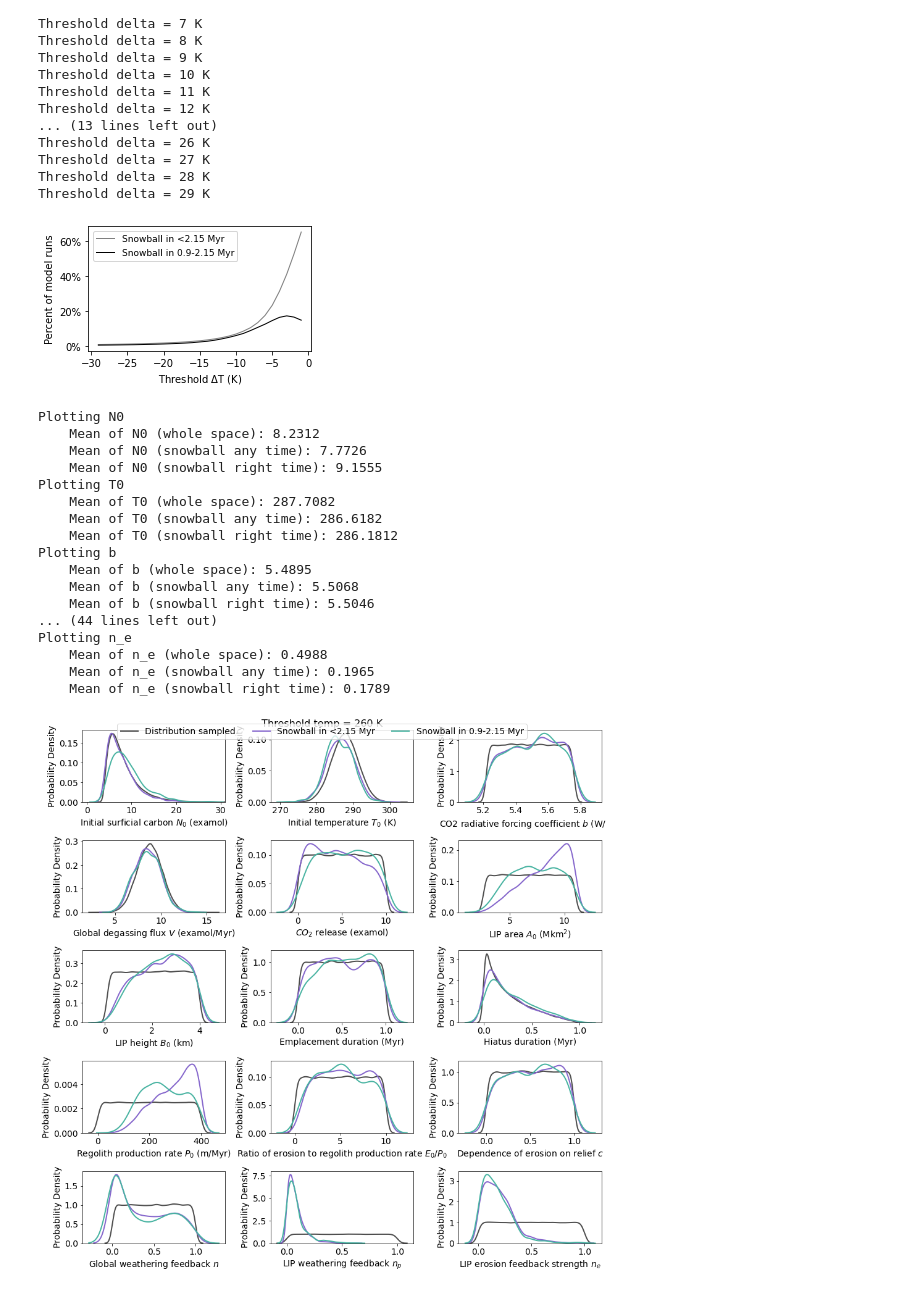
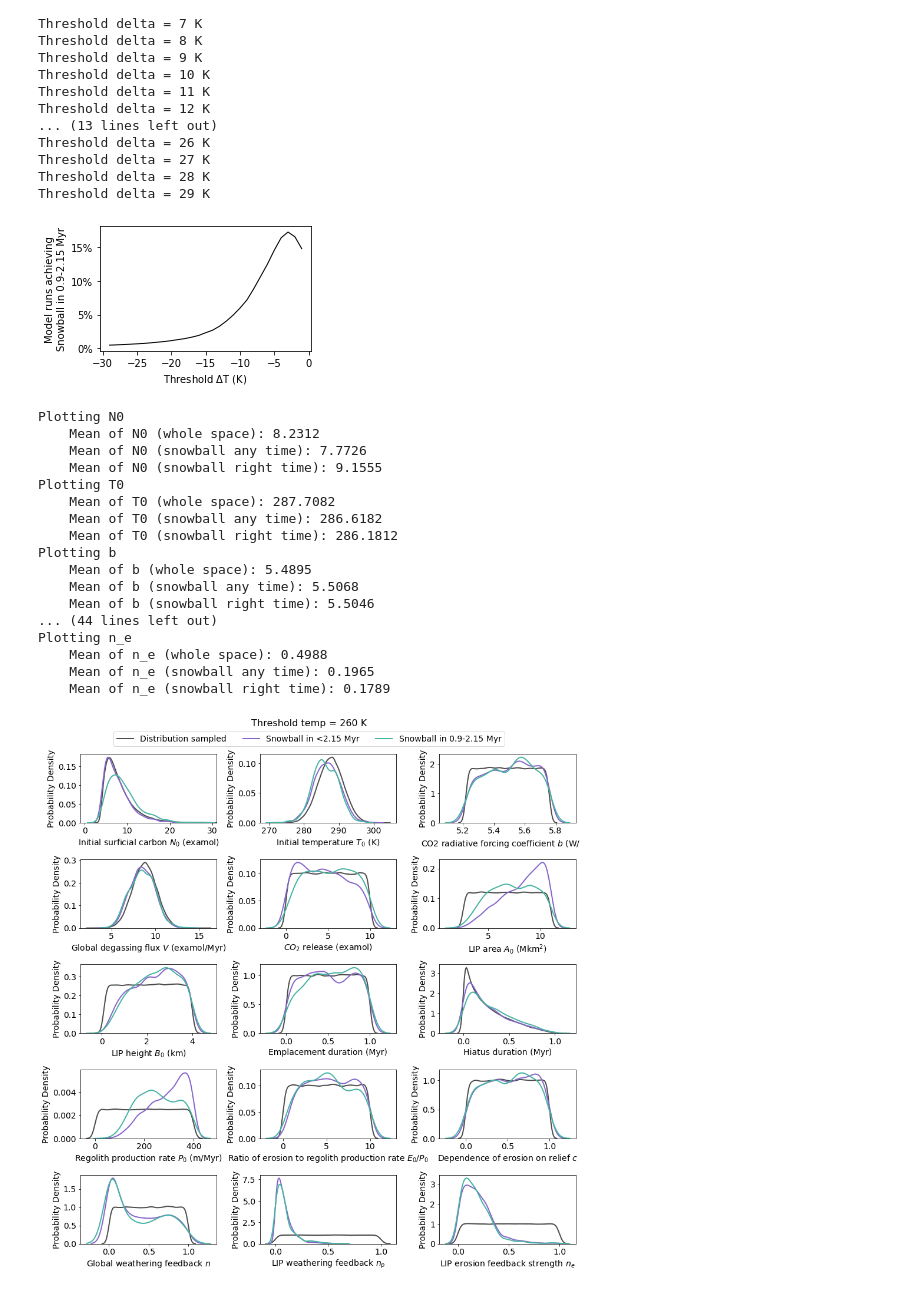
Before and after one commit to cminsky/snowball-LIP, a Jupyter notebook: 3.5_threshold_temp.ipynb, the cells around one changed output. Drawn from its saved outputs; the diff is of its cells as text; code cells hidden in the pictures.

Commit message:
update threshold temp figure

```diff
--- a/3.5_threshold_temp.ipynb
+++ b/3.5_threshold_temp.ipynb
@@ -146,15 +147,14 @@ plt.rcParams.update({'legend.fontsize':9,
 
 fig, ax = plt.subplots(figsize=(4,2.5))
 
-ax.plot(-1*deltas,early_percentages,c='grey',
-        label='Snowball in <2.15 Myr')
-ax.plot(-1*deltas,snowball_percentages,c='k',
-        label='Snowball in 0.9-2.15 Myr')
+#ax.plot(-1*deltas,stats['late'],c='grey',label='Snowball in <2.15 Myr')
+ax.plot(-1*deltas,stats['snowball'],c='k',label='Snowball in 0.9-2.15 Myr')
+#ax.plot(-1*deltas,stats['early'],c='red',label='Snowball <0.9 Myr')
 
 ax.set_xlabel("Threshold $\Delta$T (K)")
-ax.set_ylabel("Percent of model runs")
+ax.set_ylabel("Model runs achieving\nSnowball in 0.9-2.15 Myr")
 
-ax.legend()
+#ax.legend()
 
 ax.yaxis.set_major_formatter(PercentFormatter(decimals=0))
 
@@ -162,7 +162,7 @@ plt.tight_layout()
 plt.savefig('figs/thresholds.jpg',format='jpg',bbox_inches='tight',dpi=600)
 plt.show()
 # %% [output]
-[figure, old version]
+[figure, new version]
 # %%
 ## copied over from 3.1_Franklin_analyze and modified
 
@@ -267,6 +267,8 @@ def param_density_plot(filename, param_name, threshold_temp=280,
         ax.legend(loc='upper center', bbox_to_anchor=(0.5,1.2), ncol=3)
     return ax
 # %%
+threshold = 260
+
 plt.rcParams.update({'legend.fontsize':12,
                      'font.size':14,
                      'lines.linewidth':2})
@@ -286,35 +288,35 @@ for i in range(len(param_list)):
     print("Plotting",param_name)
     if param_name == 'N0':
         ax.set_xlim(-1,31)
     if i == 0:
-        param_density_plot(filename=filename,threshold_temp=260,
+        param_density_plot(filename=filename,threshold_temp=threshold,
                            param_name=param_name,ax=ax,verbose=True,
                            labels_on=True,label_wrap=False)
     else:
-        param_density_plot(filename=filename,threshold_temp=260,
+        param_density_plot(filename=filename,threshold_temp=threshold,
                            param_name=param_name,ax=ax,verbose=True)
 
-fig.suptitle('Threshold temp = 260 K', fontsize=16, y=0.97)
-fig.legend(loc='upper center', bbox_to_anchor=(0.5,0.97), ncol=3, fontsize=14)
+fig.suptitle(f"Threshold temp = {threshold} K", fontsize=16, y=1.015)
+fig.legend(loc='upper center', bbox_to_anchor=(0.5,1), ncol=3, fontsize=14)
 fig.subplots_adjust(top=0.92, hspace=0.3)
 plt.tight_layout()
 plt.show()
 # %% [output]
 Plotting N0
     Mean of N0 (whole space): 8.2312
     Mean of N0 (snowball any time): 7.7726
     Mean of N0 (snowball right time): 9.1555
 Plotting T0
     Mean of T0 (whole space): 287.7082
     Mean of T0 (snowball any time): 286.6182
     Mean of T0 (snowball right time): 286.1812
 Plotting b
     Mean of b (whole space): 5.4895
     Mean of b (snowball any time): 5.5068
     Mean of b (snowball right time): 5.5046
 ... (44 lines left out)
 Plotting n_e
     Mean of n_e (whole space): 0.4988
     Mean of n_e (snowball any time): 0.1965
     Mean of n_e (snowball right time): 0.1789
-[figure, old version]
+[figure, new version]
```
Also changed, not shown: parts of 2 cells of this notebook, 1 other file.
